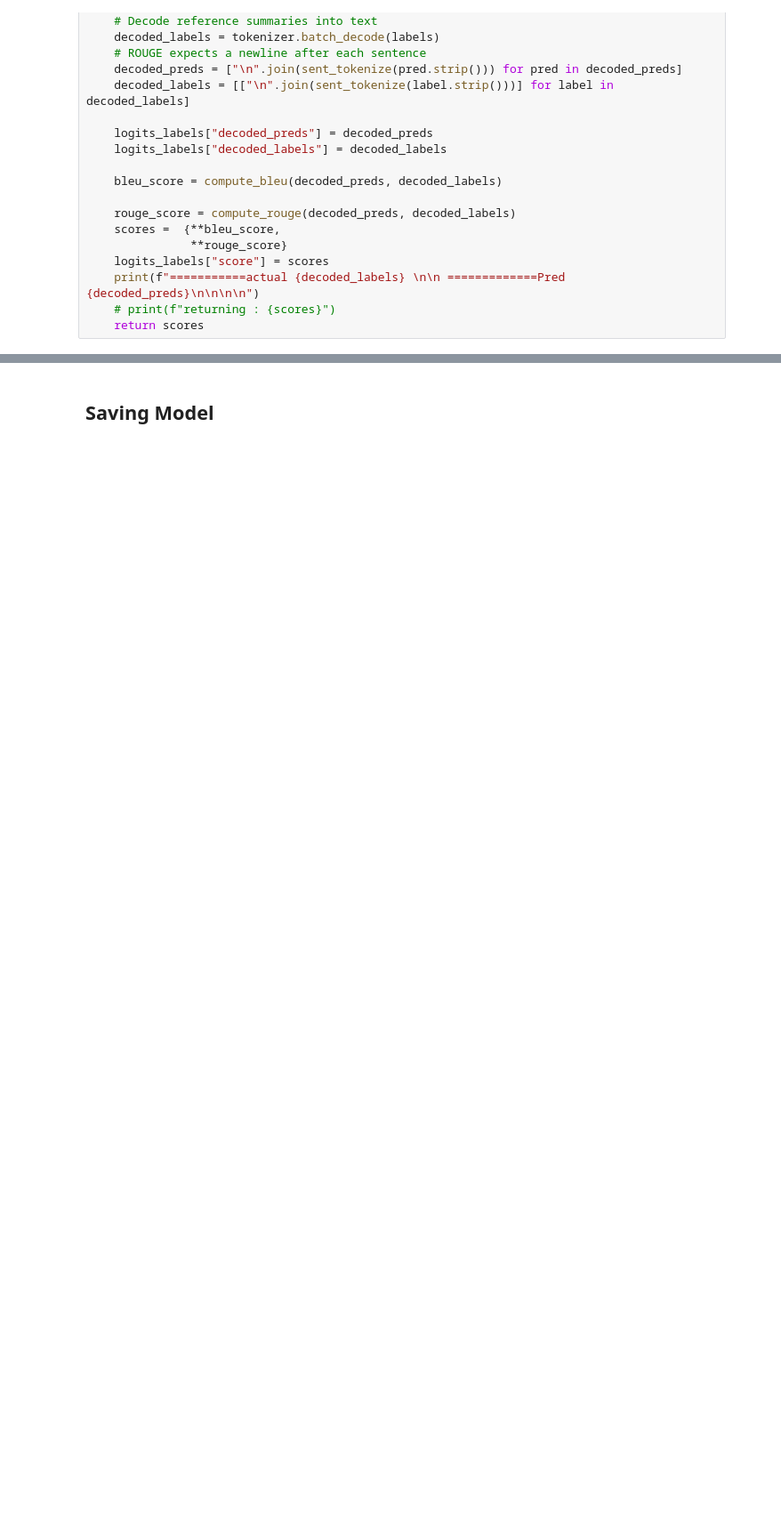
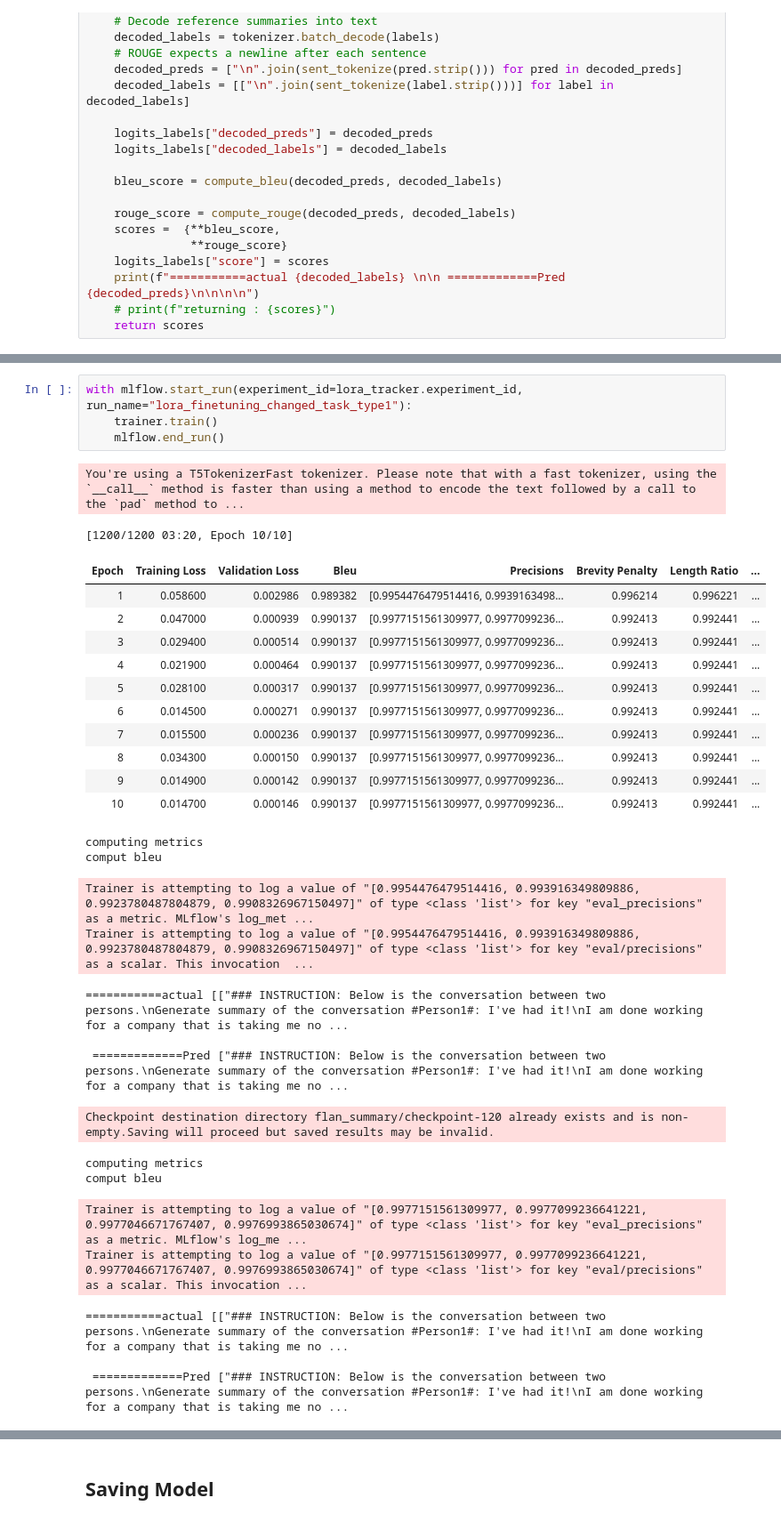
Before and after one commit to hemanthyernagula/MlOps-Assignment-2, a Jupyter notebook: Model_Fine_Tuning_and_Optimization_Task.ipynb, the cells around one changed output, grey strips where cells are left out. Shown at 89% size. Drawn from its saved outputs; the diff is of its cells as text; blank space fills up the shorter version.

```diff
--- a/Model_Fine_Tuning_and_Optimization_Task.ipynb
+++ b/Model_Fine_Tuning_and_Optimization_Task.ipynb
@@ -1102,0 +1066,33 @@ comput bleu
+# %%
+with mlflow.start_run(experiment_id=lora_tracker.experiment_id, run_name="lora_finetuning_changed_task_type1"):
+    trainer.train()
+    mlflow.end_run()
+# %% [output]
+You're using a T5TokenizerFast tokenizer. Please note that with a fast tokenizer, using the `__call__` method is faster than using a method to encode the text followed by a call to the `pad` method to ...
+[1200/1200 03:20, Epoch 10/10]
+| Epoch | Training Loss | Validation Loss | Bleu | Precisions | Brevity Penalty | Length Ratio | ... |
+| 1 | 0.058600 | 0.002986 | 0.989382 | [0.9954476479514416, 0.9939163498... | 0.996214 | 0.996221 | ... |
+| 2 | 0.047000 | 0.000939 | 0.990137 | [0.9977151561309977, 0.9977099236... | 0.992413 | 0.992441 | ... |
+| 3 | 0.029400 | 0.000514 | 0.990137 | [0.9977151561309977, 0.9977099236... | 0.992413 | 0.992441 | ... |
+| 4 | 0.021900 | 0.000464 | 0.990137 | [0.9977151561309977, 0.9977099236... | 0.992413 | 0.992441 | ... |
+| 5 | 0.028100 | 0.000317 | 0.990137 | [0.9977151561309977, 0.9977099236... | 0.992413 | 0.992441 | ... |
+| 6 | 0.014500 | 0.000271 | 0.990137 | [0.9977151561309977, 0.9977099236... | 0.992413 | 0.992441 | ... |
+| 7 | 0.015500 | 0.000236 | 0.990137 | [0.9977151561309977, 0.9977099236... | 0.992413 | 0.992441 | ... |
+| 8 | 0.034300 | 0.000150 | 0.990137 | [0.9977151561309977, 0.9977099236... | 0.992413 | 0.992441 | ... |
+| 9 | 0.014900 | 0.000142 | 0.990137 | [0.9977151561309977, 0.9977099236... | 0.992413 | 0.992441 | ... |
+| 10 | 0.014700 | 0.000146 | 0.990137 | [0.9977151561309977, 0.9977099236... | 0.992413 | 0.992441 | ... |
+computing metrics
+comput bleu
+Trainer is attempting to log a value of "[0.9954476479514416, 0.993916349809886, 0.9923780487804879, 0.9908326967150497]" of type <class 'list'> for key "eval_precisions" as a metric. MLflow's log_met ...
+Trainer is attempting to log a value of "[0.9954476479514416, 0.993916349809886, 0.9923780487804879, 0.9908326967150497]" of type <class 'list'> for key "eval/precisions" as a scalar. This invocation  ...
+===========actual [["### INSTRUCTION: Below is the conversation between two persons.\nGenerate summary of the conversation #Person1#: I've had it!\nI am done working for a company that is taking me no ...
+
+ =============Pred ["### INSTRUCTION: Below is the conversation between two persons.\nGenerate summary of the conversation #Person1#: I've had it!\nI am done working for a company that is taking me no ...
+Checkpoint destination directory flan_summary/checkpoint-120 already exists and is non-empty.Saving will proceed but saved results may be invalid.
+computing metrics
+comput bleu
+Trainer is attempting to log a value of "[0.9977151561309977, 0.9977099236641221, 0.9977046671767407, 0.9976993865030674]" of type <class 'list'> for key "eval_precisions" as a metric. MLflow's log_me ...
+Trainer is attempting to log a value of "[0.9977151561309977, 0.9977099236641221, 0.9977046671767407, 0.9976993865030674]" of type <class 'list'> for key "eval/precisions" as a scalar. This invocation ...
+===========actual [["### INSTRUCTION: Below is the conversation between two persons.\nGenerate summary of the conversation #Person1#: I've had it!\nI am done working for a company that is taking me no ...
+
+ =============Pred ["### INSTRUCTION: Below is the conversation between two persons.\nGenerate summary of the conversation #Person1#: I've had it!\nI am done working for a company that is taking me no ...
```
Also changed, not shown: parts of 24 cells of this notebook, 1 other file.
